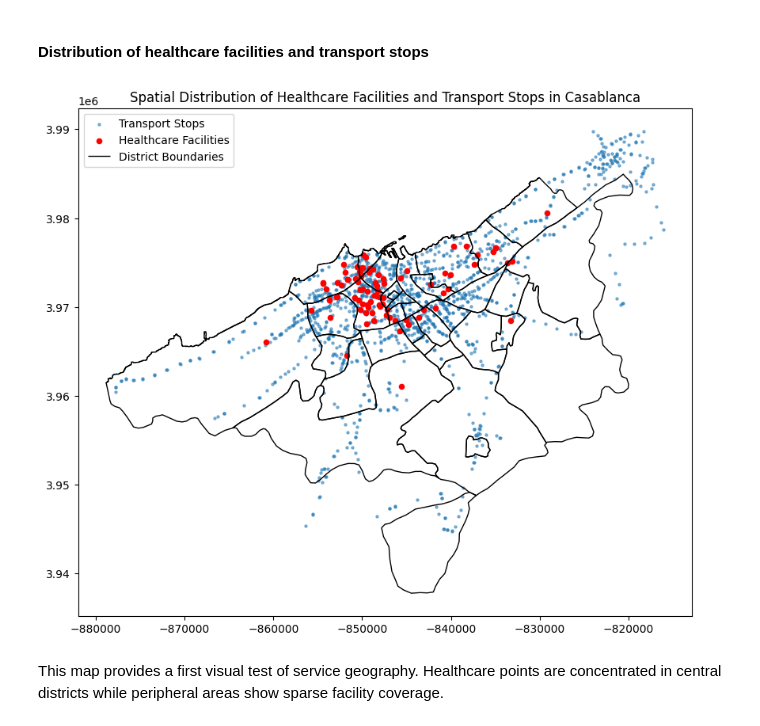
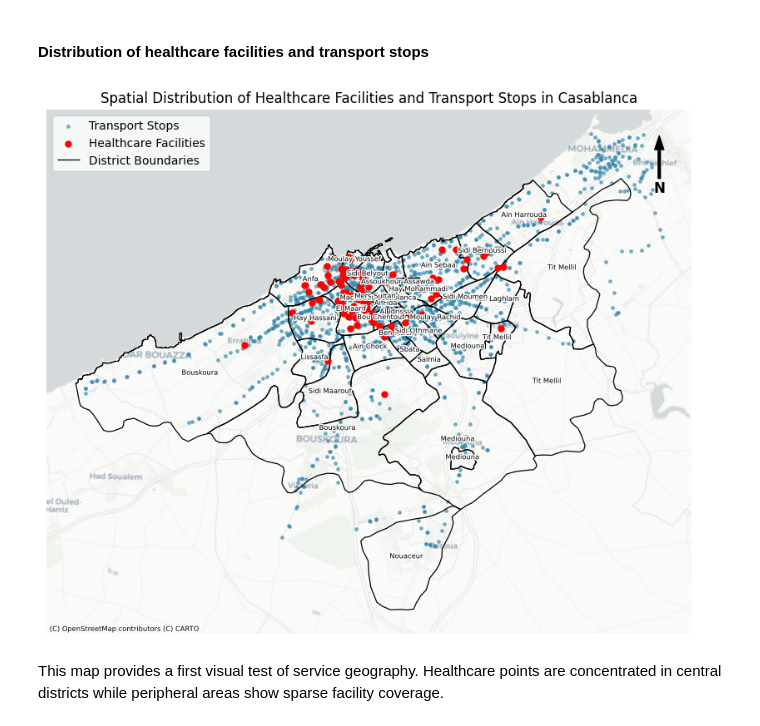
Before and after one commit to afkk25/capstone_repo, a Jupyter notebook: notebooks/03_data_analysis.ipynb, the cells around one changed output. Cells and saved outputs as stored; diff of their text form; code cells hidden in the pictures.

```diff
--- a/notebooks/03_data_analysis.ipynb
+++ b/notebooks/03_data_analysis.ipynb
@@ -95,9 +134,9 @@ This notebook uses `EPSG:3857` to standardize spatial operations across layers.
 - Parse transport `mode` and `Lines` fields from string-like lists into usable Python lists.
 - Derive operational features (`primary_mode`, `num_lines`) for later service characterization.
 # %%
-# Reproject to metric CRS for distance calculations
-hospitals = hospitals.to_crs(epsg=3857)
-stops  = stops.to_crs(epsg=3857)
-districts = districts.to_crs(epsg=3857)
-population = population.to_crs(epsg=3857)
+# Reproject to standard metric CRS for all distance/time operations
+hospitals = hospitals.to_crs(CRS_METRIC)
+stops = stops.to_crs(CRS_METRIC)
+districts = districts.to_crs(CRS_METRIC)
+population = population.to_crs(CRS_METRIC)
 # %%
@@ -242,18 +296,33 @@ Comparable bounding extents indicate that healthcare and transport datasets like
 # %% [markdown]
 #### Distribution of healthcare facilities and transport stops
 # %%
-fig, ax = plt.subplots(figsize=(10,10))
+fig, ax = plt.subplots(figsize=(10, 10))
 
-stops.plot(ax=ax, markersize=5, alpha=0.5, label="Transport Stops")
-hospitals.plot(ax=ax, color="red", markersize=20, label="Healthcare Facilities")
-districts.boundary.plot(ax=ax, color="black", linewidth=1, label="District Boundaries")
+stops.plot(ax=ax, markersize=6, alpha=0.55, label='Transport Stops', color='#2E86AB')
+hospitals.plot(ax=ax, color='red', markersize=25, label='Healthcare Facilities', zorder=5)
+districts.boundary.plot(ax=ax, color='black', linewidth=0.9, label='District Boundaries', zorder=4)
 
+name_col = 'district' if 'district' in districts.columns else 'commune'
+for _, row in districts.iterrows():
+    ax.annotate(
+        str(row[name_col]),
+        xy=(row['centroid'].x, row['centroid'].y),
+        fontsize=6,
+        ha='center',
+        color='black',
+        path_effects=[pe.withStroke(linewidth=2, foreground='white')],
+        zorder=6,
+    )
+
+add_web_basemap(ax, districts)
+add_north_arrow(ax)
 plt.legend()
-plt.title("Spatial Distribution of Healthcare Facilities and Transport Stops in Casablanca")
-plt.savefig(f'{ANALYSIS_OUTPUT_DIR}/SpatialVisualization.png', bbox_inches='tight')
+plt.title('Spatial Distribution of Healthcare Facilities and Transport Stops in Casablanca')
+plt.axis('off')
+plt.savefig(ANALYSIS_OUTPUT_DIR / 'SpatialVisualization.png', bbox_inches='tight')
 plt.show()
 # %% [output]
-[figure, old version]
+[figure, new version]
 # %% [markdown]
 This map provides a first visual test of service geography. Healthcare points are concentrated in central districts while peripheral areas show sparse facility coverage.
 # %% [markdown]
```
Also changed, not shown: parts of 32 cells of this notebook, 4 other files.
